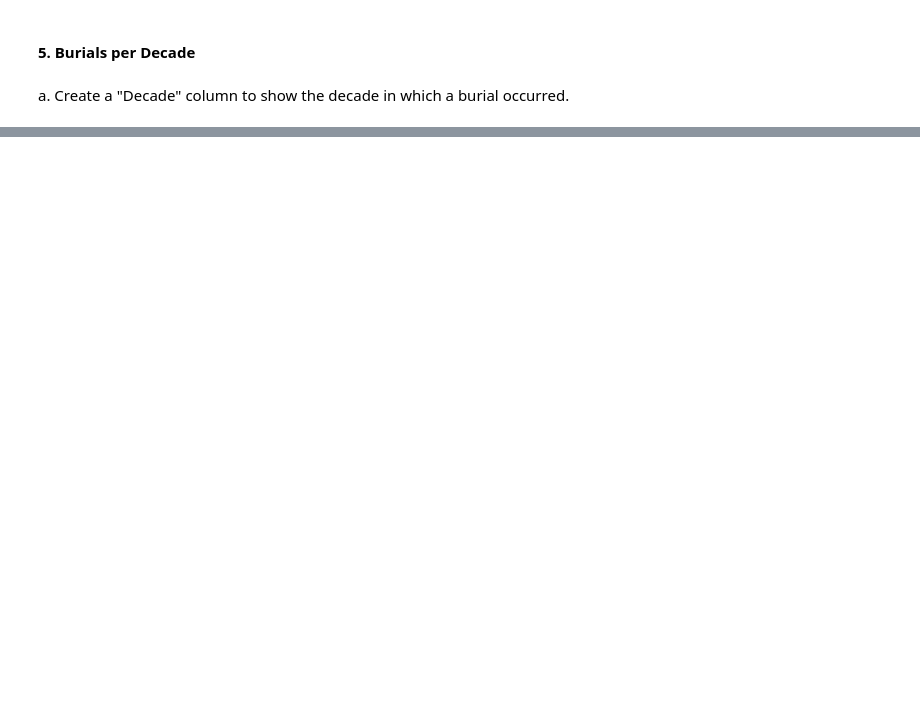
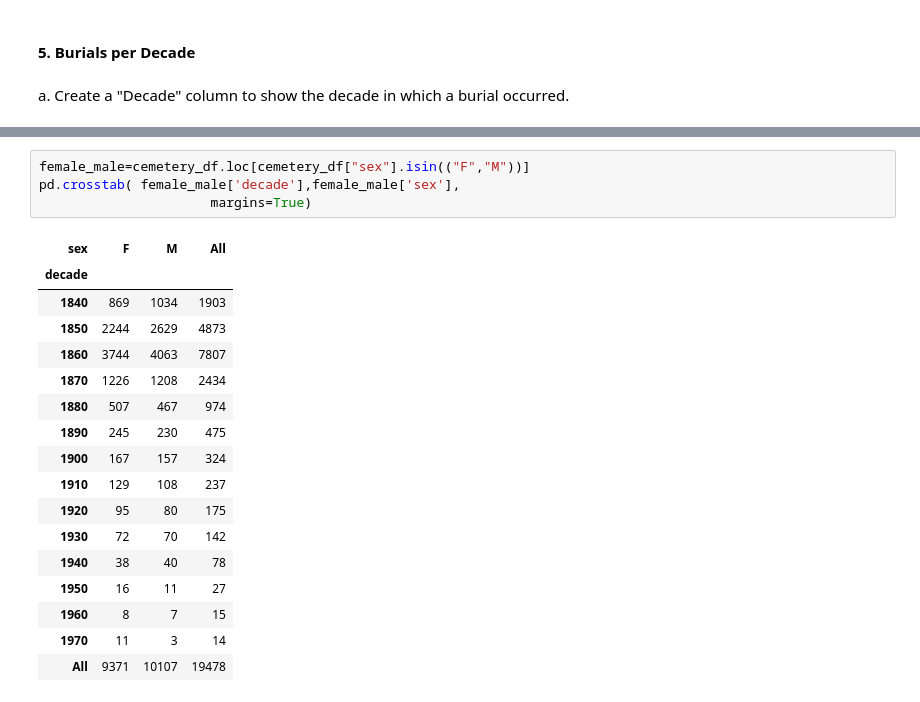
Before and after one commit to NSS-Data-Analytics-Cohort-10/advanced-pandas-megyg6, a Jupyter notebook: notebooks/nash_city_cemetery_pandas.ipynb, the cells around one changed output, grey strips where cells are left out. Saved outputs shown, nothing was run; the diff lists cells and outputs as text; blank space fills up the shorter version.

```diff
--- a/notebooks/nash_city_cemetery_pandas.ipynb
+++ b/notebooks/nash_city_cemetery_pandas.ipynb
@@ -421,0 +393,22 @@ pd.crosstab(female_male['sex'], female_male['decade'],
+# %%
+female_male=cemetery_df.loc[cemetery_df["sex"].isin(("F","M"))]
+pd.crosstab( female_male['decade'],female_male['sex'],
+                      margins=True)
+# %% [output]
+| sex | F | M | All |
+| decade |  |  |  |
+| 1840 | 869 | 1034 | 1903 |
+| 1850 | 2244 | 2629 | 4873 |
+| 1860 | 3744 | 4063 | 7807 |
+| 1870 | 1226 | 1208 | 2434 |
+| 1880 | 507 | 467 | 974 |
+| 1890 | 245 | 230 | 475 |
+| 1900 | 167 | 157 | 324 |
+| 1910 | 129 | 108 | 237 |
+| 1920 | 95 | 80 | 175 |
+| 1930 | 72 | 70 | 142 |
+| 1940 | 38 | 40 | 78 |
+| 1950 | 16 | 11 | 27 |
+| 1960 | 8 | 7 | 15 |
+| 1970 | 11 | 3 | 14 |
+| All | 9371 | 10107 | 19478 |
```
Also changed, not shown: parts of 39 cells of this notebook.
